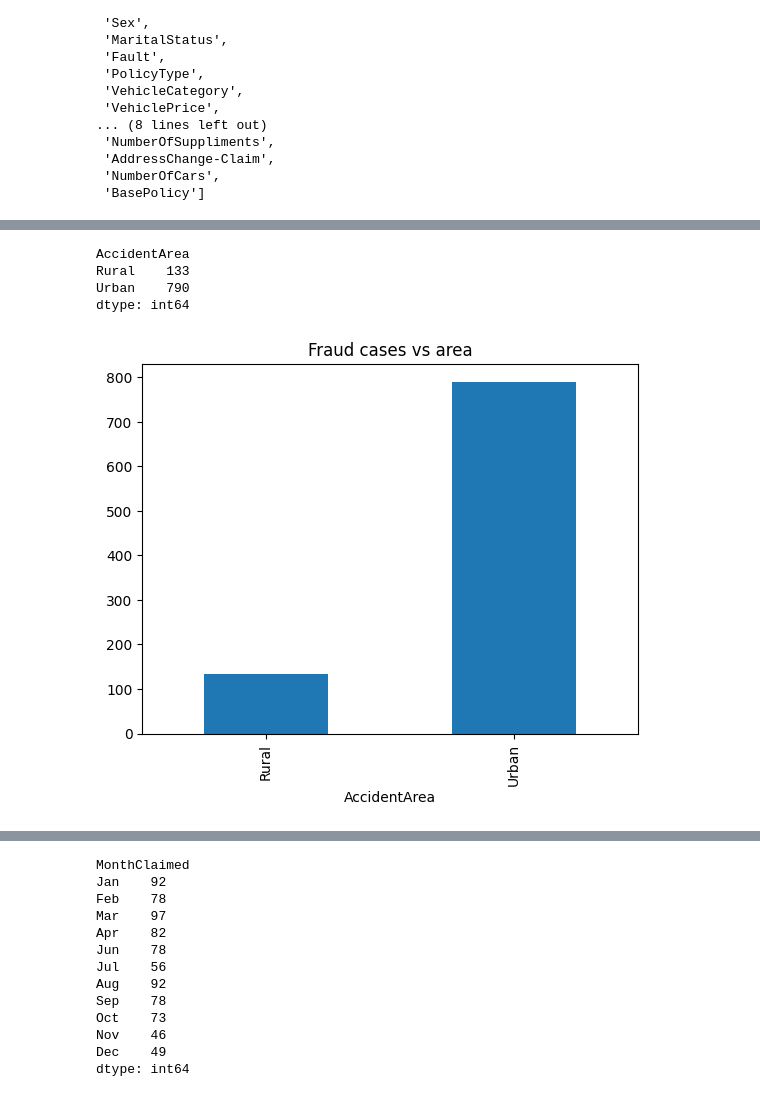
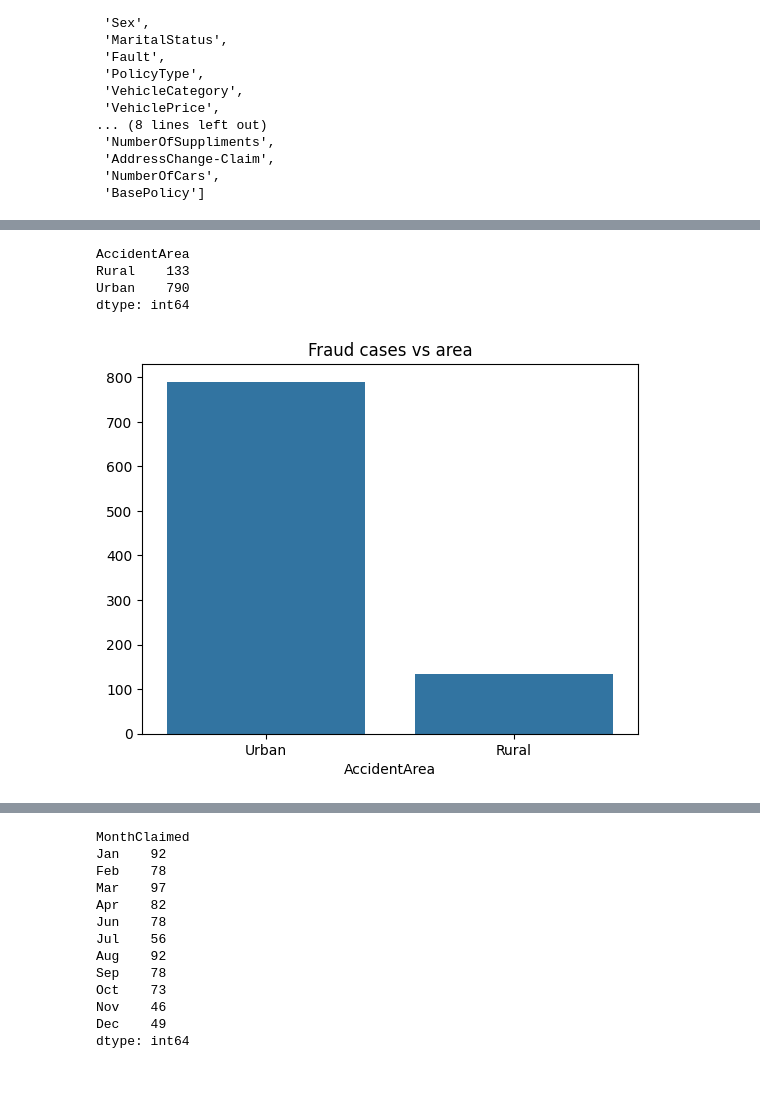
Before and after one commit to zvsuarez/insurance-fraud-pipeline, a Jupyter notebook: eda.ipynb, the cells around one changed output, grey strips where cells are left out. Cells and saved outputs as stored; diff of their text form; code cells hidden in the pictures.

```diff
--- a/eda.ipynb
+++ b/eda.ipynb
@@ -257,14 +287,15 @@ dtype: int64
 # %%
 print(df.groupby(['AccidentArea', 'FraudFound']).size().xs('Yes', level='FraudFound'))
-df.groupby(['AccidentArea', 'FraudFound']).size().xs('Yes', level='FraudFound').plot(kind='bar')
+sns.countplot(data=df[df['FraudFound']=='Yes'], x='AccidentArea')
 plt.title('Fraud cases vs area')
+plt.ylabel('')
 plt.show()
 # %% [output]
 AccidentArea
 Rural    133
 Urban    790
 dtype: int64
-[figure, old version]
+[figure, new version]
 # %%
 days_order = ['Sunday', 'Monday', 'Tuesday', 'Wednesday', 'Thursday', 'Friday', 'Saturday']
 print(df.groupby(['DayOfWeekClaimed', 'FraudFound']).size().xs('Yes', level='FraudFound').reindex(days_order))
```
Also changed, not shown: parts of 43 cells of this notebook.
